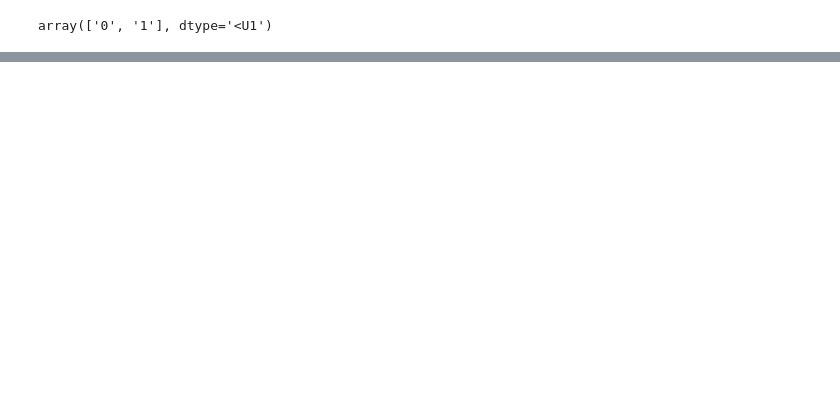
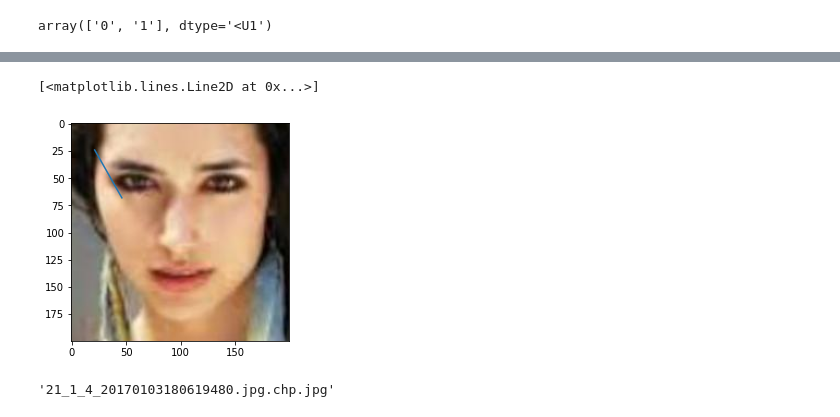
Before and after one commit to ivanshin/Faces_UTK, a Jupyter notebook: research/dataset_exploration.ipynb, the cells around one changed output, grey strips where cells are left out. Saved outputs shown, nothing was run; the diff lists cells and outputs as text; code cells hidden in the pictures; blank space fills up the shorter version.

Commit message:
attemps to draw landmarks (cropped imgs!)

```diff
--- a/research/dataset_exploration.ipynb
+++ b/research/dataset_exploration.ipynb
@@ -165,0 +174,10 @@ Text(0.5, 1.0, 'Shapes')
+# %%
+landmarks_df = pd.read_csv(os.path.join('..', PATH, 'landmark_list_part1.txt'), sep= ' ', header= None)
+#landmarks_df.columns = ['Ear_to_ear_1', 'Ear_to_ear_2', 'Ear_to_ear_3', 'Ear_to_ear_4', 'Ear_to_ear_5', 'Ear_to_ear_6',
+#                        'Ear_to_ear_7', 'Ear_to_ear_8', 'Ear_to_ear_9', 'Ear_to_ear_10', 'Ear_to_ear_11', 'Ear_to_ear_12',
+#                        'Ear_to_ear_13', 'Ear_to_ear_14', 'Ear_to_ear_15', 'Ear_to_ear_16', 'Ear_to_ear_17', 'L_eyebrow_1',
+#                        'L_eyebrow_2', 'L_eyebrow_3', 'L_eyebrow_4', 'R_eyebrow_1', 'L_eyebrow_2', 'L_eyebrow_3', 'L_eyebrow_4',
+#                        'Nose_line_1', 'Nose_line_2', 'Nose_line_3', 'Nose_bottom_1', 'Nose_bottom_2', 'Nose_bottom_3', 'Nose_bottom_4',
+#                        'Nose_bottom_5', 'Nose_bottom_6', 'Nose_to_bottom_part_1', 'Nose_to_bottom_part_2', 'Nose_to_bottom_part_3',
+#                        'Nose_to_bottom_part_4', 'Nose_to_bottom_part_5']
+landmarks_df.head(3)
@@ -165,0 +205,3 @@ Text(0.5, 1.0, 'Shapes')
+# %%
+zz = np.array(landmarks_df.iloc[1977][1:-1])
+zz = zz.reshape(68, 2)
@@ -165,0 +221,11 @@ Text(0.5, 1.0, 'Shapes')
+# %%
+test = arch.extractfile('crop_part1/' + landmarks_df[0][1977] + '.chip.jpg')
+plt.imshow(Image.open(test))
+plt.plot(zz[:][0], zz[:][1])
+# %% [output]
+[<matplotlib.lines.Line2D at 0x...>]
+[figure, added]
+# %%
+landmarks_df[0][1977] + '.chip.jpg'
+# %% [output]
+'21_1_4_20170103180619480.jpg.chp.jpg'
```
Also changed, not shown: parts of 15 cells of this notebook.
